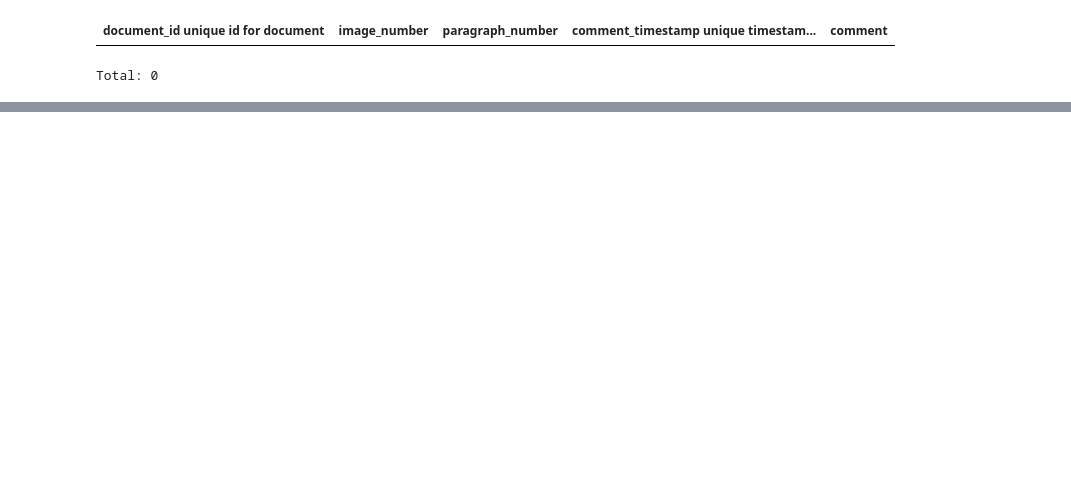
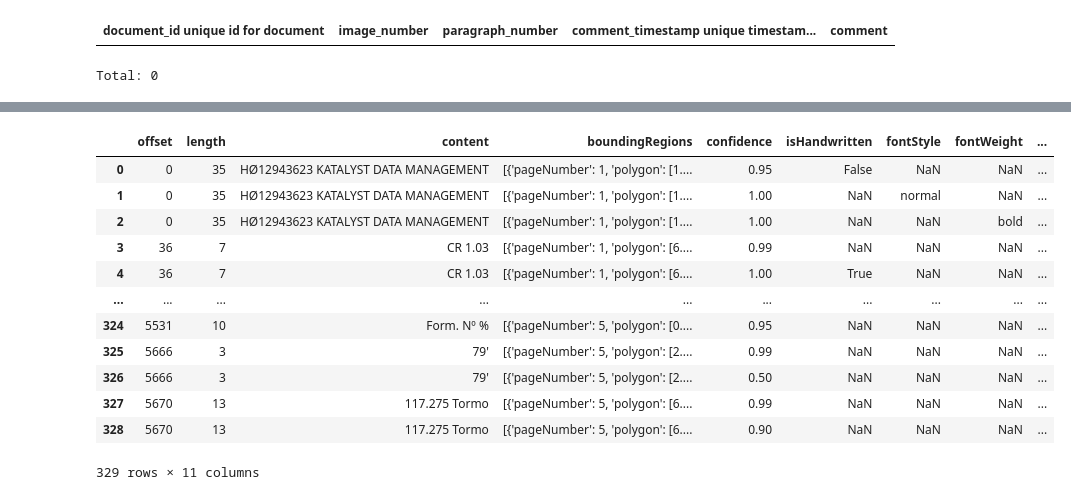
Before and after one commit to davidgodinez/exxonmobile, a Jupyter notebook: pipeline/easy_ocr.ipynb, the cells around one changed output, grey strips where cells are left out. Drawn from its saved outputs; the diff is of its cells as text; code cells hidden in the pictures; blank space fills up the shorter version.

Commit message:
updated form recognizer related files

```diff
--- a/pipeline/easy_ocr.ipynb
+++ b/pipeline/easy_ocr.ipynb
@@ -65,0 +632,3 @@ AzureBoxedImages.AzureBoxedImageBlobs()
+# %%
+new_paragraph = pd.DataFrame(result['analyzeResult.paragraphs'][0])
+new_paragraph
@@ -65,0 +742,17 @@ AzureBoxedImages.AzureBoxedImageBlobs()
+# %%
+df_merged = pd.merge(df_paragraph_spans, df_style_spans, on=['offset', 'length'], how='inner')
+df_merged
+# %% [output]
+|  | offset | length | content | boundingRegions | confidence | isHandwritten | fontStyle | fontWeight | ... |
+| 0 | 0 | 35 | HØ12943623 KATALYST DATA MANAGEMENT | [{'pageNumber': 1, 'polygon': [1.... | 0.95 | False | NaN | NaN | ... |
+| 1 | 0 | 35 | HØ12943623 KATALYST DATA MANAGEMENT | [{'pageNumber': 1, 'polygon': [1.... | 1.00 | NaN | normal | NaN | ... |
+| 2 | 0 | 35 | HØ12943623 KATALYST DATA MANAGEMENT | [{'pageNumber': 1, 'polygon': [1.... | 1.00 | NaN | NaN | bold | ... |
+| 3 | 36 | 7 | CR 1.03 | [{'pageNumber': 1, 'polygon': [6.... | 0.99 | NaN | NaN | NaN | ... |
+| 4 | 36 | 7 | CR 1.03 | [{'pageNumber': 1, 'polygon': [6.... | 1.00 | True | NaN | NaN | ... |
+| ... | ... | ... | ... | ... | ... | ... | ... | ... | ... |
+| 324 | 5531 | 10 | Form. Nº % | [{'pageNumber': 5, 'polygon': [0.... | 0.95 | NaN | NaN | NaN | ... |
+| 325 | 5666 | 3 | 79' | [{'pageNumber': 5, 'polygon': [2.... | 0.99 | NaN | NaN | NaN | ... |
+| 326 | 5666 | 3 | 79' | [{'pageNumber': 5, 'polygon': [2.... | 0.50 | NaN | NaN | NaN | ... |
+| 327 | 5670 | 13 | 117.275 Tormo | [{'pageNumber': 5, 'polygon': [6.... | 0.99 | NaN | NaN | NaN | ... |
+| 328 | 5670 | 13 | 117.275 Tormo | [{'pageNumber': 5, 'polygon': [6.... | 0.90 | NaN | NaN | NaN | ... |
+329 rows × 11 columns
```
Also changed, not shown: parts of 84 cells of this notebook, 5 other files.
